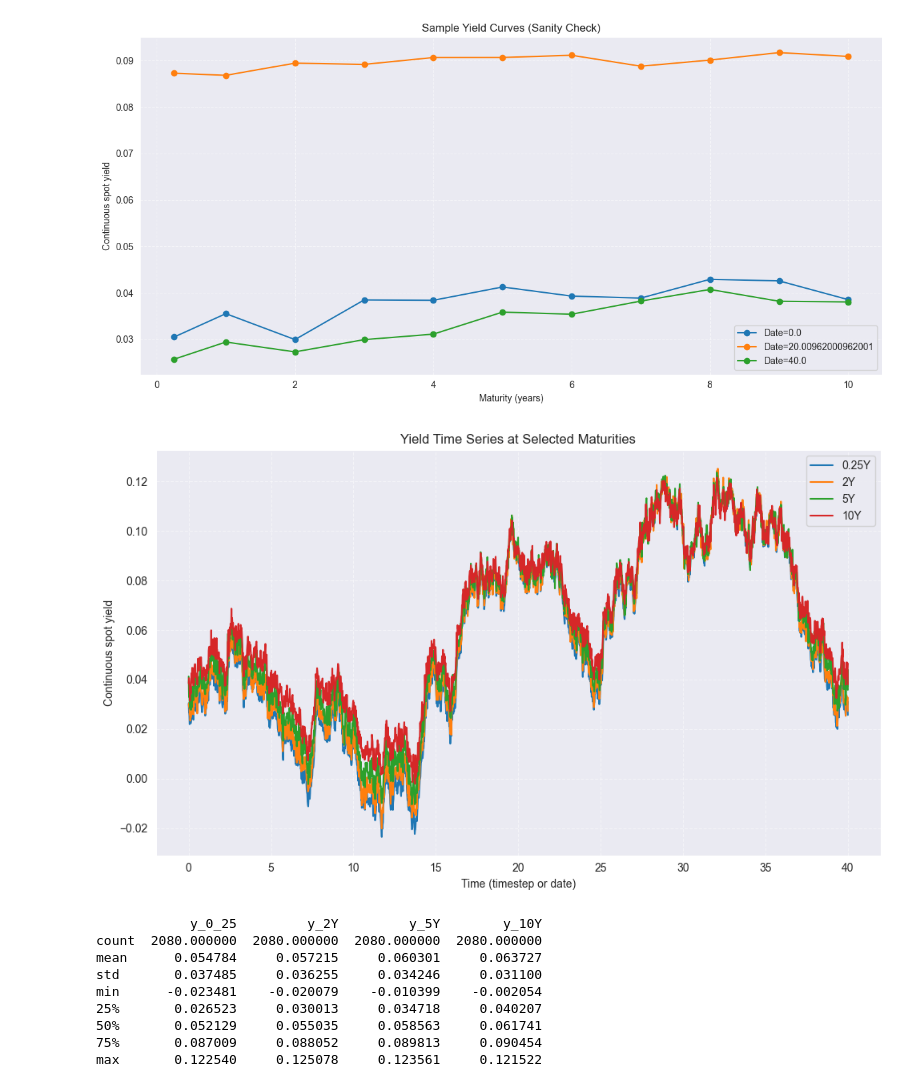
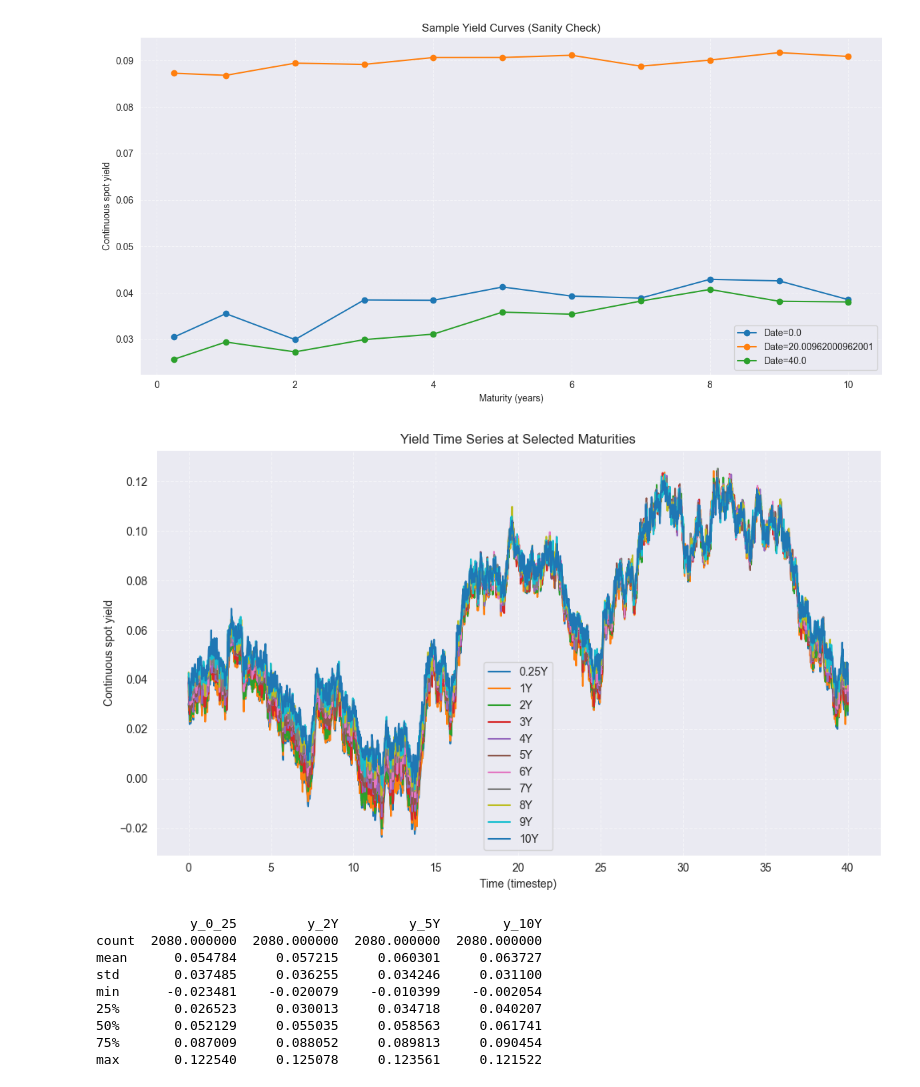
Before and after one commit to Madsnhr/FinEcon, a Jupyter notebook: Exam 2025/codeing/Solution.ipynb, the cells around one changed output. Drawn from its saved outputs; the diff is of its cells as text; code cells hidden in the pictures.

```diff
--- a/Exam 2025/codeing/Solution.ipynb
+++ b/Exam 2025/codeing/Solution.ipynb
@@ -155,23 +155,30 @@ plt.show()
 # %%
 fig, ax = plt.subplots(figsize=(10, 6))
 
 for col, label in [
     ("y_0_25", "0.25Y"),
+    ("y_1Y ",   "1Y"),
     ("y_2Y",   "2Y"),
+    ("y_3Y",   "3Y"),
+    ("y_4Y",   "4Y"),
     ("y_5Y",   "5Y"),
+    ("y_6Y",   "6Y"),
+    ("y_7Y",   "7Y"),
+    ("y_8Y",   "8Y"),
+    ("y_9Y",   "9Y"),
     ("y_10Y",  "10Y")
 ]:
     plt.plot(term_structure.index, term_structure[col], label=label)
 
-plt.xlabel("Time (timestep or date)")
+plt.xlabel("Time (timestep)")
 plt.ylabel("Continuous spot yield")
 plt.title("Yield Time Series at Selected Maturities")
 plt.grid(True, linestyle="--", alpha=0.5)
 plt.legend()
 plt.tight_layout()
 plt.show()
 # %% [output]
-[figure, old version]
+[figure, new version]
 # %%
 print(term_structure[["y_0_25", "y_2Y", "y_5Y", "y_10Y"]].describe())
 # %% [output]
```
Also changed, not shown: parts of 4 cells of this notebook.
